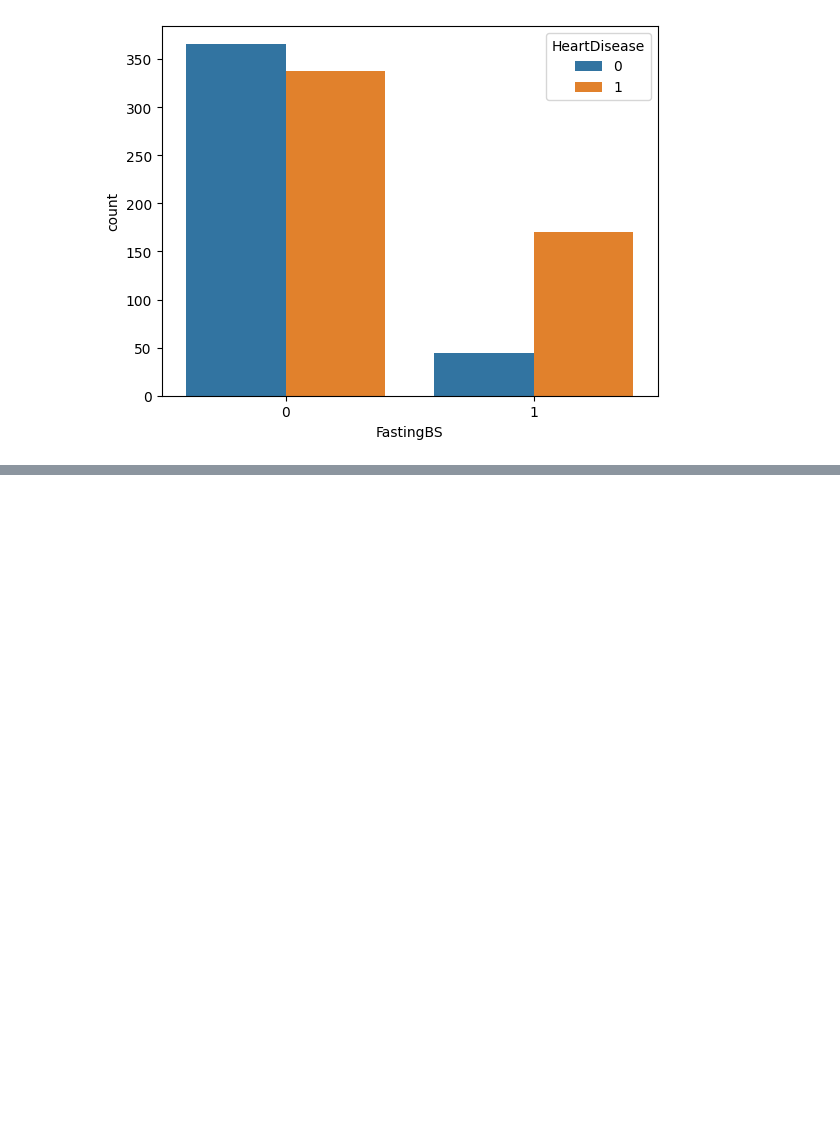
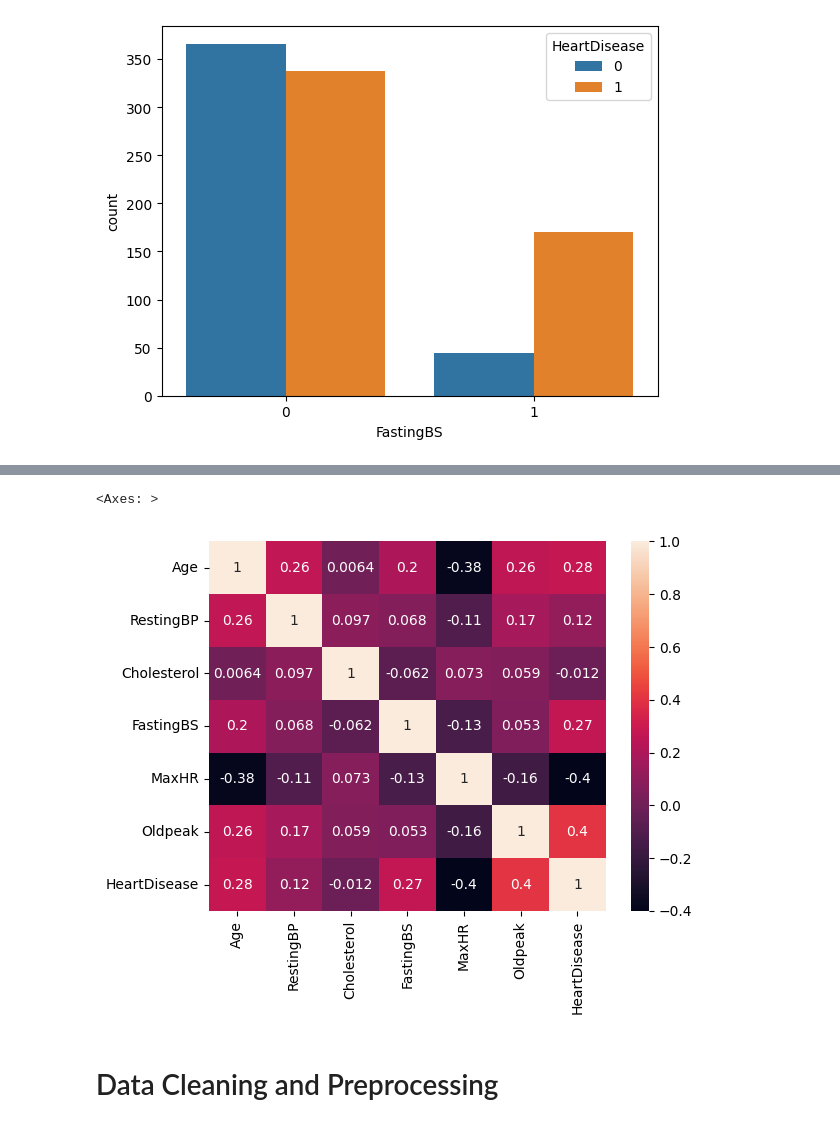
Before and after one commit to Soumyadip778/Machine_Learning_Series, a Jupyter notebook: ML_part1/heart.ipynb, the cells around one changed output, grey strips where cells are left out. Saved outputs shown, nothing was run; the diff lists cells and outputs as text; code cells hidden in the pictures; blank space fills up the shorter version.

```diff
--- a/ML_part1/heart.ipynb
+++ b/ML_part1/heart.ipynb
@@ -120,0 +185,7 @@ sns.countplot(x = df['FastingBS'] , hue = df['HeartDisease'])
+# %%
+sns.heatmap(df2.corr(numeric_only = True) , annot= True)
+# %% [output]
+<Axes: >
+[figure, added]
+# %% [markdown]
+# Data Cleaning and Preprocessing
```
Also changed, not shown: parts of 16 cells of this notebook.
